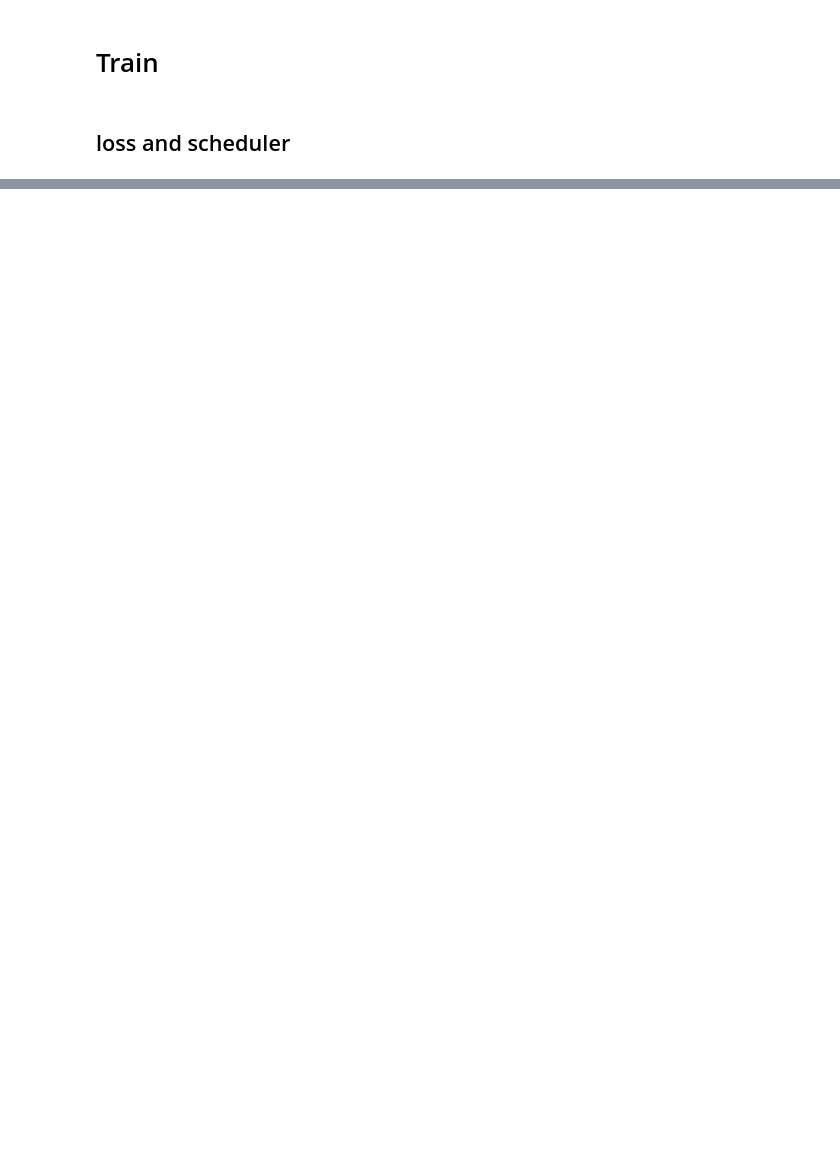
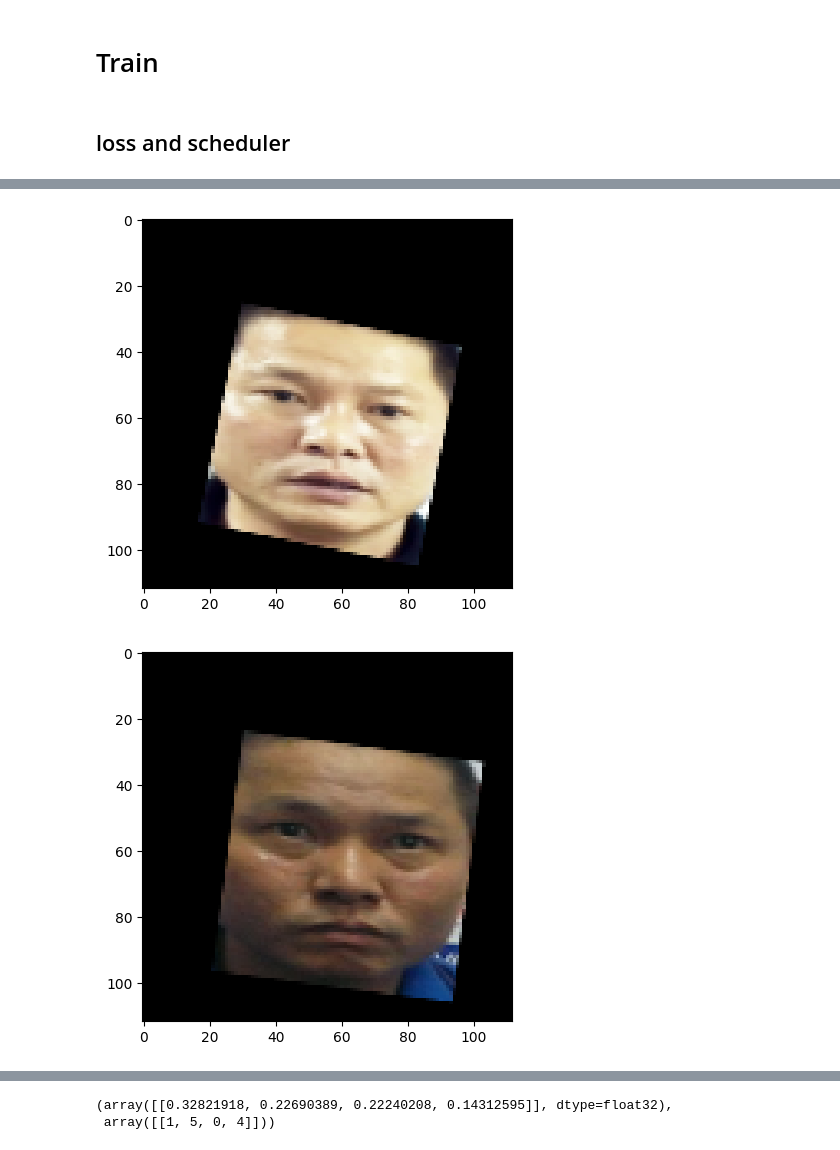
Before and after one commit to PhamDuy204/Face-Recognition, a Jupyter notebook: draft.ipynb, the cells around one changed output, grey strips where cells are left out. Drawn from its saved outputs; the diff is of its cells as text; code cells hidden in the pictures; blank space fills up the shorter version.

```diff
--- a/draft.ipynb
+++ b/draft.ipynb
@@ -252,0 +254,47 @@ with concurrent.futures.ProcessPoolExecutor(max_workers=16) as E:
+# %%
+from facenet_pytorch import MTCNN
+detector=MTCNN(112,keep_all=True)
+def inferrence(img,model,detector,device='cpu'):
+    if isinstance(img,str):
+        img =cv2.imread(img,1)
+    if img is None:
+         raise ValueError("img or img path doesn't exist")
+    else:
+        img = cv2.cvtColor(
+            cv2.resize(img,(112,112),interpolation=cv2.INTER_LANCZOS4),
+            cv2.COLOR_BGR2RGB)
+        arcface_template = np.array([
+        [38.2946, 51.6963],
+        [73.5318, 51.5014],
+        [56.0252, 71.7366],
+        [41.5493, 92.3655],
+        [70.7299, 92.2041]
+        ], dtype=np.float32)
+        # 2. Dùng MTCNN detect
+        boxes, _= detector.detect(Image.fromarray(img), landmarks=False)
+        if boxes is not None:
+            x, y, w, h = boxes[0].astype(int)
+            x1, y1 = max(1, x-1), max(1, y-1)
+            x2, y2 = min(img.shape[1]-1, x + w-1), min(img.shape[0]-1, y + h-1)
+            img = img[y1:y2,x1:x2,:]
+            img=cv2.resize(img,(112,112),interpolation=cv2.INTER_LANCZOS4)
+            _, _,landmarks= detector.detect(Image.fromarray(img), landmarks=True)
+            if landmarks is not None:
+                src_landmarks = np.array(landmarks[0], dtype=np.float32)
+                img = align_face(img, src_landmarks, arcface_template, size=(112,112))
+            plt.imshow(img)
+            plt.show()
+            img = (transfroms.ToTensor()(img)-0.5)/0.5
+            model.eval()
+            model.to(device)
+            emb= F.normalize(model(img.unsqueeze(0).to(device)).squeeze().flatten().detach().cpu(),p=2,dim=-1,eps=0).numpy()
+            return emb
+# %%
+emb_0=inferrence('/home/duypham/WorkSpace/Generative_Projects/Face_Recognition/datasets/VN-celeb/1/0.png',backbone,detector,device='cuda')
+emb_0_1=inferrence('/home/duypham/WorkSpace/Generative_Projects/Face_Recognition/datasets/VN-celeb/1/20.png',backbone,detector,device='cuda')
+emb_1=inferrence('/home/duypham/WorkSpace/Generative_Projects/Face_Recognition/datasets/VN-celeb/1/13.png',backbone,detector,device='cuda')
+emb_2=inferrence('/home/duypham/WorkSpace/Generative_Projects/Face_Recognition/datasets/custom_dataset/train/2_4.png',backbone,detector,device='cuda')
+emb_3=inferrence('/home/duypham/WorkSpace/Generative_Projects/Face_Recognition/datasets/custom_dataset/train/3_13.png',backbone,detector,device='cuda')
+# %% [output]
+[figure, added]
+[figure, added]
@@ -252,0 +306,5 @@ with concurrent.futures.ProcessPoolExecutor(max_workers=16) as E:
+# %%
+index_IP.search(np.array([emb_0]),4)
+# %% [output]
+(array([[0.32821918, 0.22690389, 0.22240208, 0.14312595]], dtype=float32),
+ array([[1, 5, 0, 4]]))
```
Also changed, not shown: parts of 15 cells of this notebook, 11 other files.
